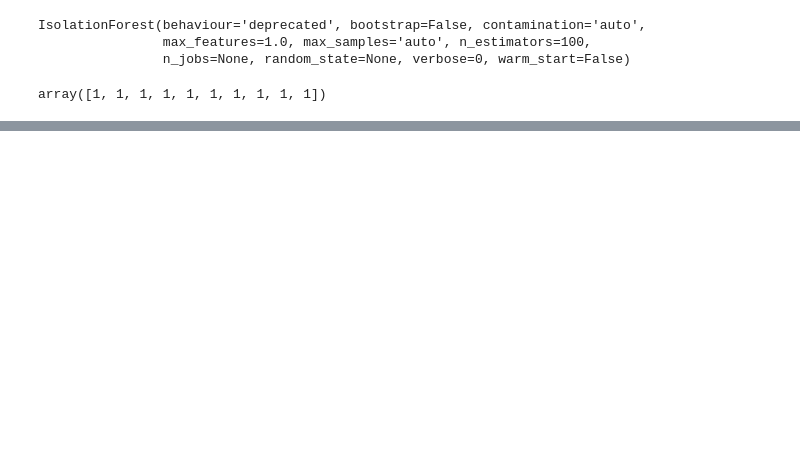
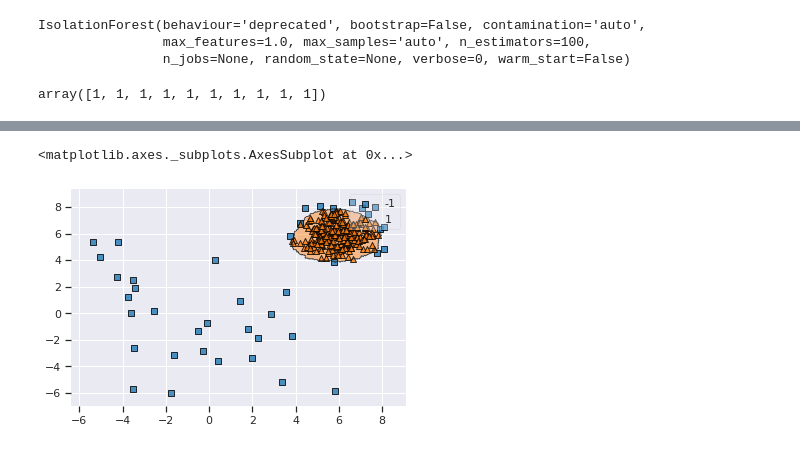
Before and after one commit to krakowiakpawel9/ml_course, a Jupyter notebook: ul/16_isolation_forest.ipynb, the cells around one changed output, grey strips where cells are left out. Saved outputs shown, nothing was run; the diff lists cells and outputs as text; code cells hidden in the pictures; blank space fills up the shorter version.

```diff
--- a/ul/16_isolation_forest.ipynb
+++ b/ul/16_isolation_forest.ipynb
@@ -29,8 +29,13 @@ Kurs stworzony w oparciu o wersję `0.22.1`
 # %%
 !pip install -q pyod
 # %%
+import numpy as np
+import pandas as pd
 import plotly.express as px
+import seaborn as sns
 from pyod.utils.data import generate_data
+
+sns.set()
 # %%
 data = generate_data(n_train=300, contamination=0.1, n_features=2, random_state=12, train_only=True)[0]
 # %%
@@ -59,0 +67,5 @@ px.scatter(tmp, x='x', y='y', color='outlier_flag', width=700, color_continuous_
+# %%
+plot_decision_regions(data, y_pred, outlier)
+# %% [output]
+<matplotlib.axes._subplots.AxesSubplot at 0x...>
+[figure, added]
```
Also changed, not shown: parts of 2 cells of this notebook.
